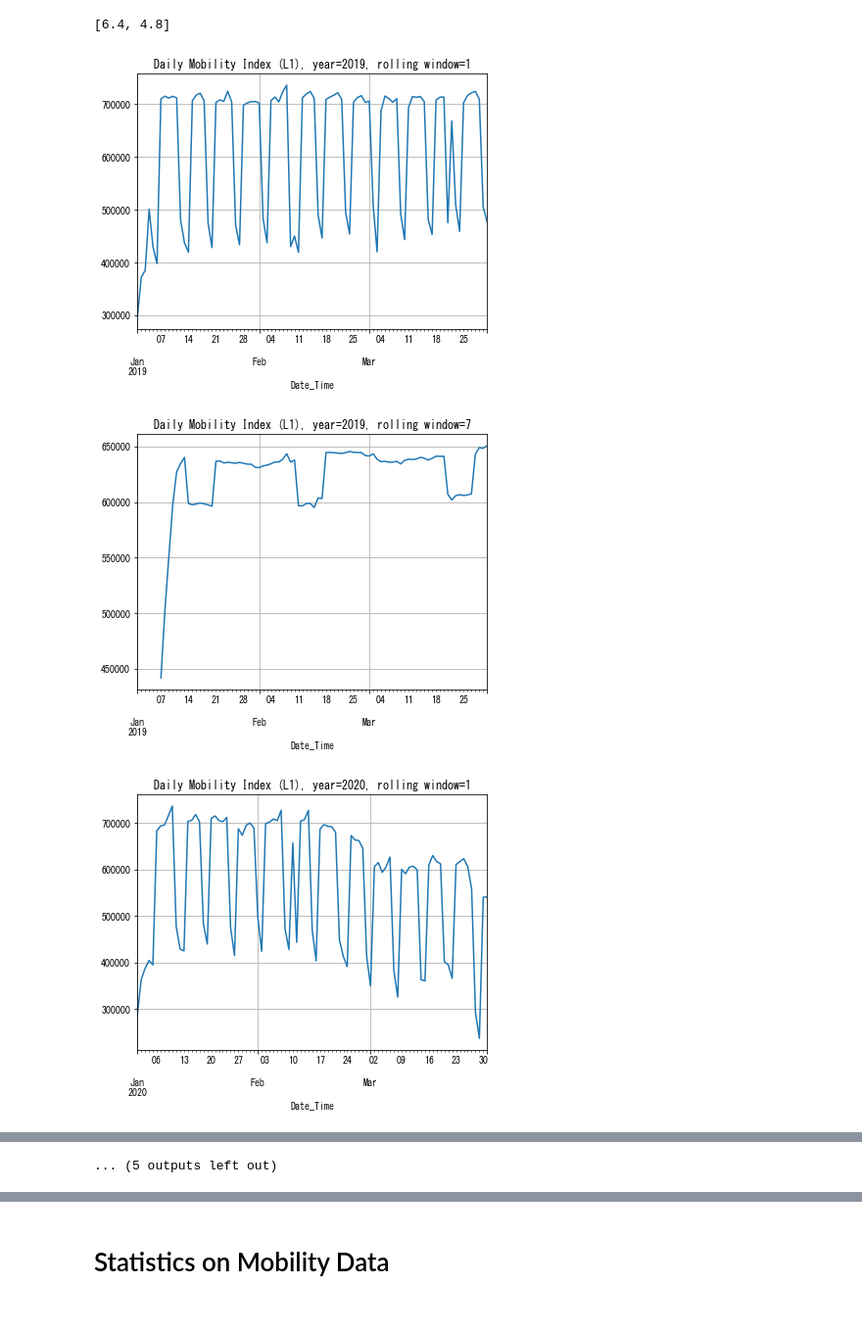
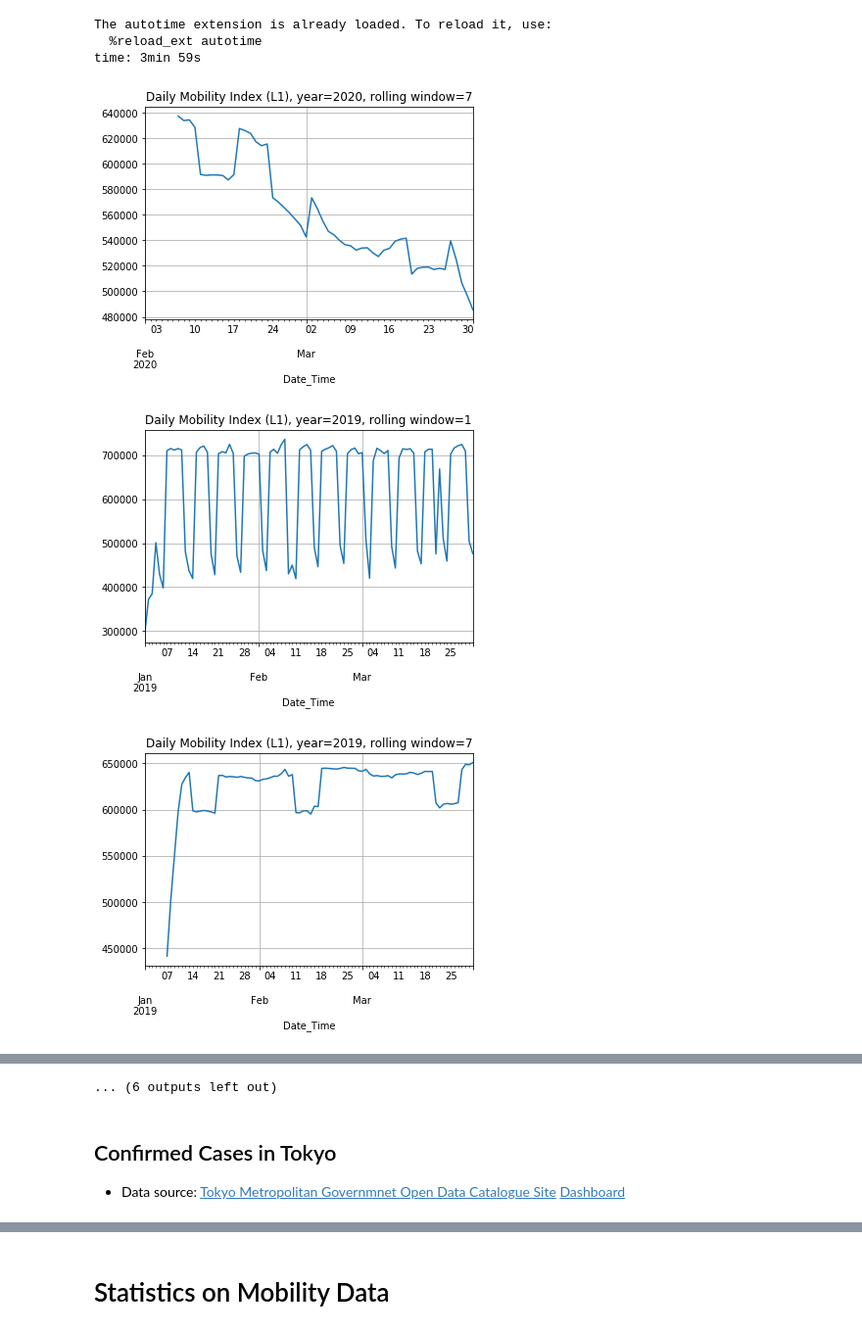
Before and after one commit to personal-hm2/coronavirus_model, a Jupyter notebook: UNICEF2.ipynb, the cells around one changed output, grey strips where cells are left out. Shown at 98% size. Cells and saved outputs as stored; diff of their text form; code cells hidden in the pictures.

```diff
--- a/UNICEF2.ipynb
+++ b/UNICEF2.ipynb
@@ -65,10 +52,12 @@ time: 1h 21min 17s
 # %%
+# Load table data into DataFrame
+
 import numpy as np
 import pandas as pd
 import matplotlib.pyplot as plt
 %load_ext autotime
 default_figsize = plt.rcParams['figure.figsize']
-year = "2020"
+
 def read_out2(year):
     df = pd.read_csv("Data/DoCoMo/" + year + "_out2.csv", parse_dates=[0])
     df = df.rename(columns={'Unnamed: 0':"Date_Time"}).set_index("Date_Time").fillna(0)
@@ -89,40 +78,43 @@ def read_out2(year):
 
 mobility_2019 = read_out2("2019")
 mobility_2020 = read_out2("2020")
-mobility_2020
-plt.rcParams['figure.figsize']
 # %% [output]
-[6.4, 4.8]
+The autotime extension is already loaded. To reload it, use:
+  %reload_ext autotime
+time: 3min 59s
 # %%
+# plot various mobility indicators
 
 def mobility_plot(df, metric, year, w):
     mobility = df[metric]
     daily_mobility = mobility.resample('1D').mean().rolling(w).mean()
     plt.title("Daily Mobility Index ({}), year={}, rolling window={}".format(metric, year,w))
     daily_mobility.plot(grid=True)
     plt.show()
 
+
+mobility_plot(mobility_2020.loc[pd.to_datetime("2020-02-01"):], "L1", "2020", 7)
 
 mobility_plot(mobility_2019, "L1", "2019", 1)
 mobility_plot(mobility_2019, "L1", "2019", 7)
 mobility_plot(mobility_2020, "L1", "2020", 1)
 mobility_plot(mobility_2020, "L1", "2020", 7)
 
 mobility_plot(mobility_2019, "L2", "2019", 1)
 mobility_plot(mobility_2019, "L2", "2019", 7)
 mobility_plot(mobility_2020, "L2", "2020", 1)
 mobility_plot(mobility_2020, "L2", "2020", 7)
 
 mobility_plot(mobility_2019, "mean", "2019", 1)
 mobility_plot(mobility_2019, "mean", "2019", 7)
 mobility_plot(mobility_2020, "mean", "2020", 1)
 mobility_plot(mobility_2020, "mean", "2020", 7)
 
 mobility_plot(mobility_2019, "std", "2019", 1)
 mobility_plot(mobility_2019, "std", "2019", 7)
 mobility_plot(mobility_2020, "std", "2020", 1)
 mobility_plot(mobility_2020, "std", "2020", 7)
 # %% [output]
-[figure, old version]
+[figure, new version]
-[figure, old version]
+[figure, new version]
-[figure, old version]
+[figure, new version]
@@ -138,2 +130,5 @@ mobility_plot(mobility_2020, "std", "2020", 7)
-... (5 outputs left out)
+... (6 outputs left out)
+# %% [markdown]
+## Confirmed Cases in Tokyo
+- Data source: [Tokyo Metropolitan Governmnet Open Data Catalogue Site](https://portal.data.metro.tokyo.lg.jp/) [Dashboard](https://stopcovid19.metro.tokyo.lg.jp/)
 # %%
```
Also changed, not shown: parts of 24 cells of this notebook.
